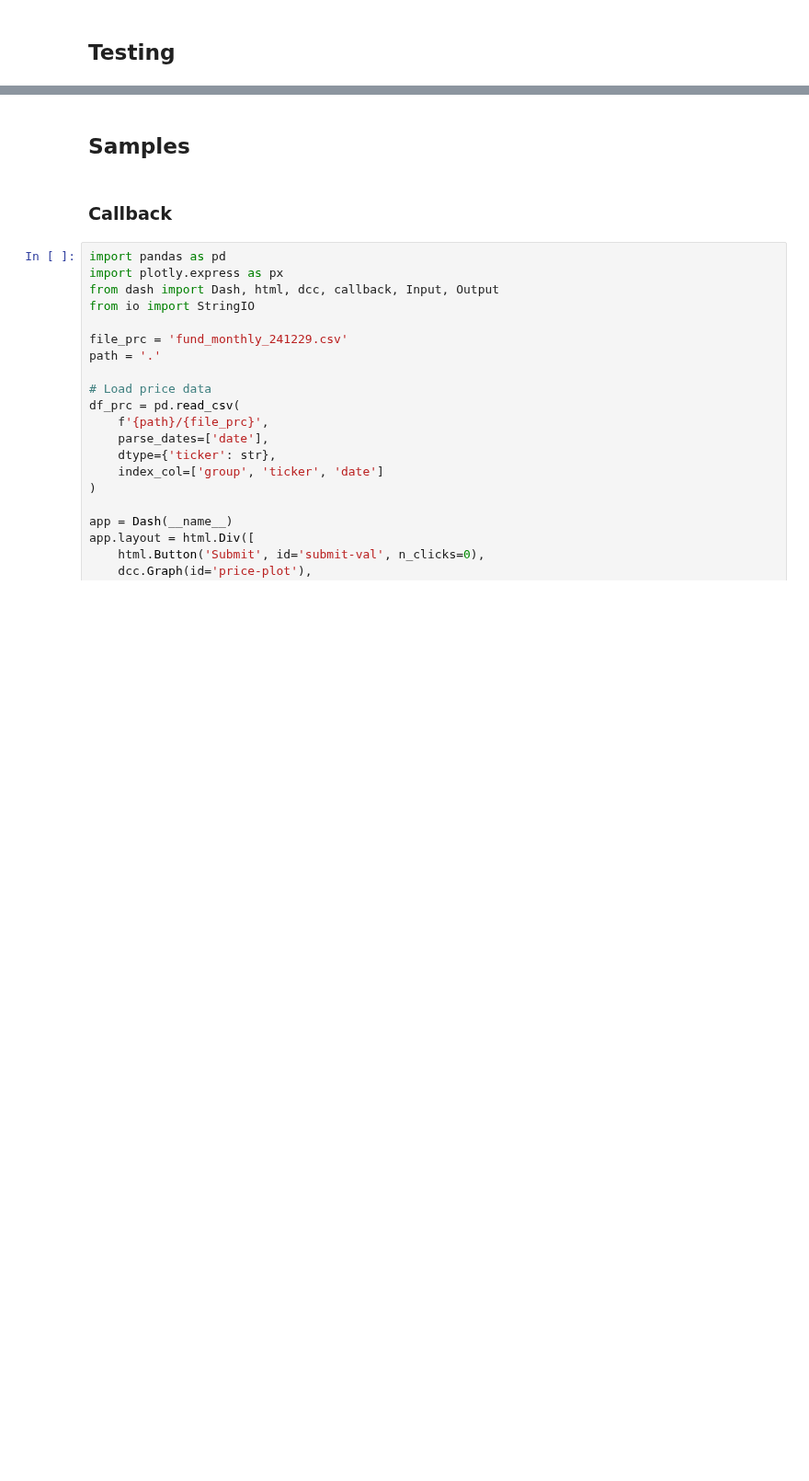
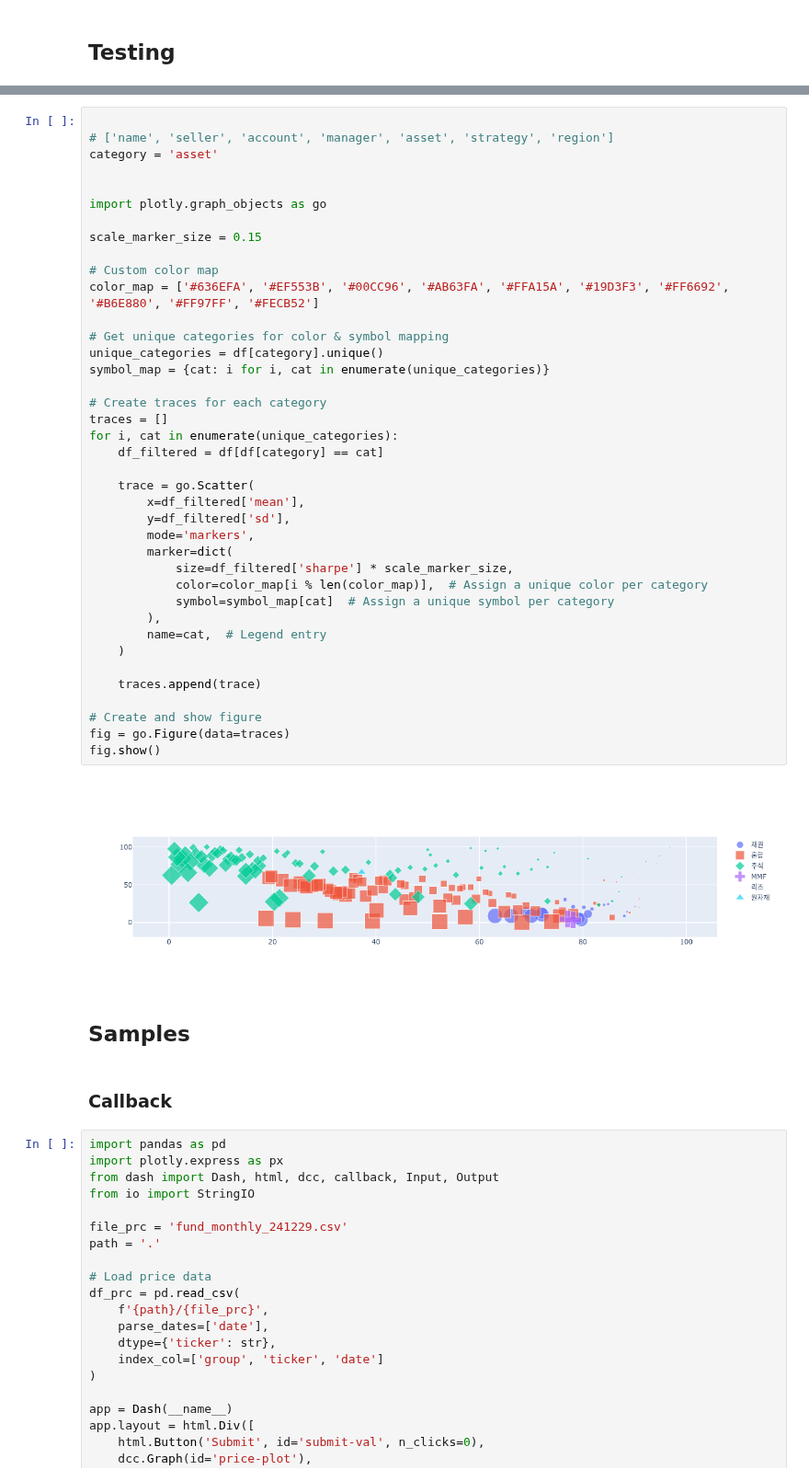
Before and after one commit to lbk209/fund, a Jupyter notebook: fund_labs.ipynb, the cells around one changed output, grey strips where cells are left out. Shown at 92% size. Cells and saved outputs as stored; diff of their text form; blank space fills up the shorter version.

```diff
--- a/fund_labs.ipynb
+++ b/fund_labs.ipynb
@@ -653,3 +726,44 @@ data_grp['default']['수수료 적용 전']
+# %%
+
+# ['name', 'seller', 'account', 'manager', 'asset', 'strategy', 'region']
+category = 'asset'
+
+
+import plotly.graph_objects as go
+
+scale_marker_size = 0.15
+
+# Custom color map
+color_map = ['#636EFA', '#EF553B', '#00CC96', '#AB63FA', '#FFA15A', '#19D3F3', '#FF6692', '#B6E880', '#FF97FF', '#FECB52']
+
+# Get unique categories for color & symbol mapping
+unique_categories = df[category].unique()
+symbol_map = {cat: i for i, cat in enumerate(unique_categories)}
+
+# Create traces for each category
+traces = []
+for i, cat in enumerate(unique_categories):
+    df_filtered = df[df[category] == cat]
+
+    trace = go.Scatter(
+        x=df_filtered['mean'],
+        y=df_filtered['sd'],
+        mode='markers',
+        marker=dict(
+            size=df_filtered['sharpe'] * scale_marker_size,
+            color=color_map[i % len(color_map)],  # Assign a unique color per category
+            symbol=symbol_map[cat]  # Assign a unique symbol per category
+        ),
+        name=cat,  # Legend entry
+    )
+
+    traces.append(trace)
+
+# Create and show figure
+fig = go.Figure(data=traces)
+fig.show()
+# %% [output]
+[figure, added]
 # %% [markdown]
 ## Samples
 # %% [markdown]
```
Also changed, not shown: parts of 15 cells of this notebook, 1 other file.
